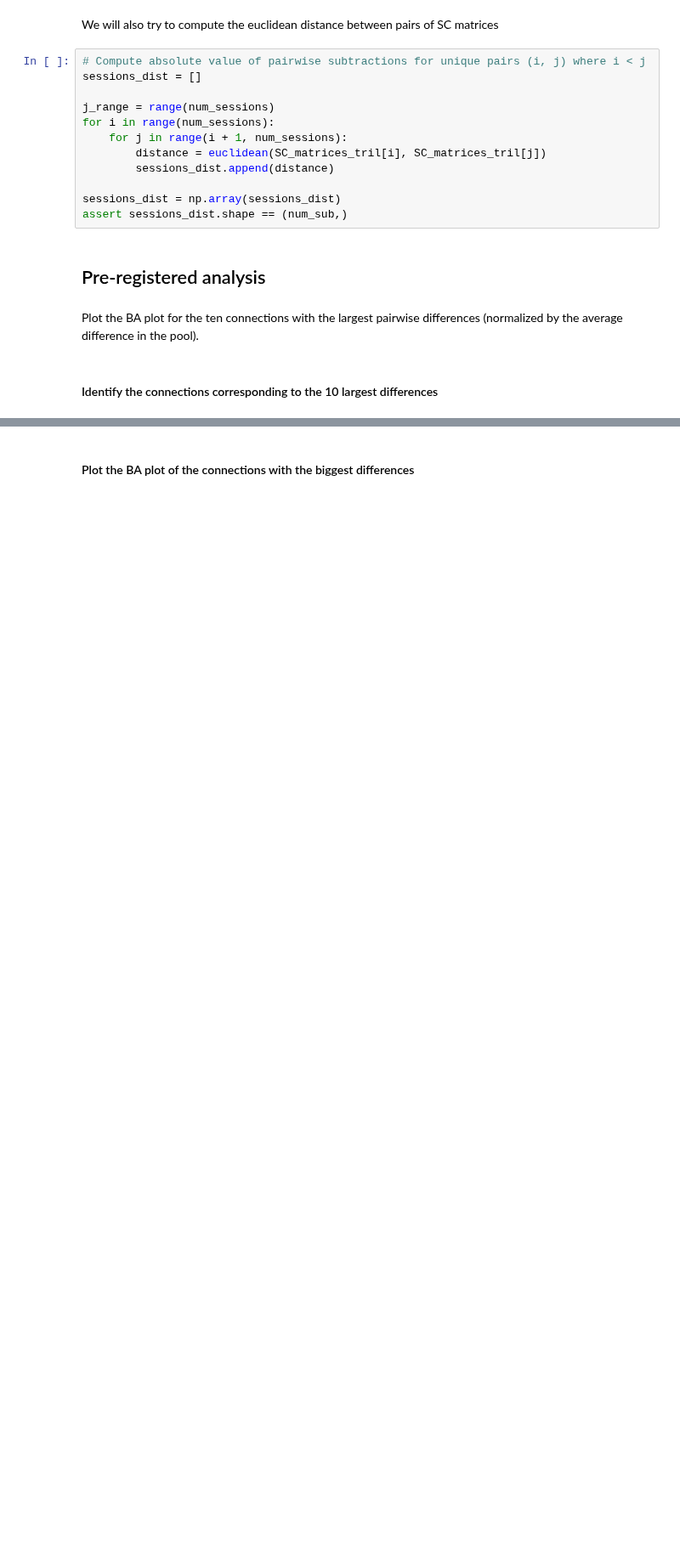
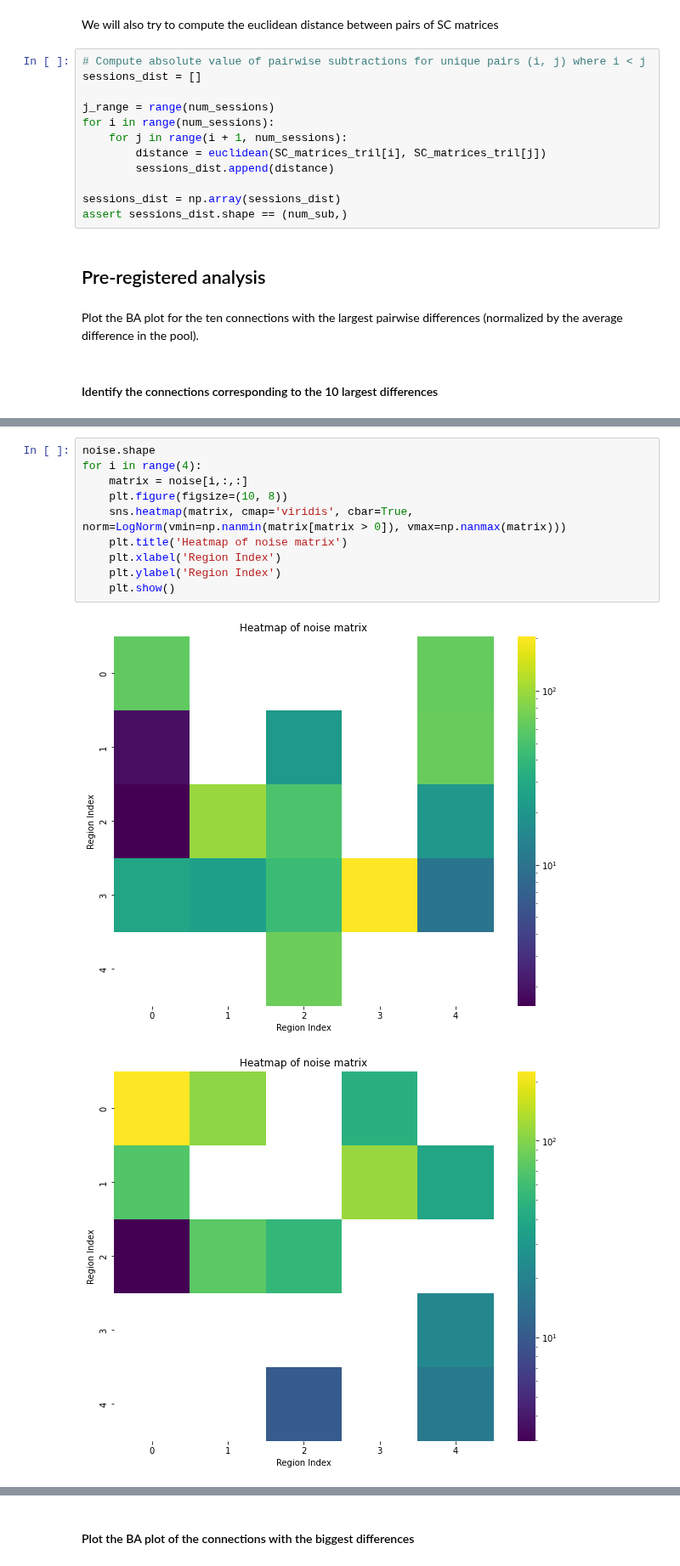
Before and after one commit to oesteban/hcph-sops, a Jupyter notebook: docs/analysis/ba_plot_sc.ipynb, the cells around one changed output, grey strips where cells are left out. Shown at 85% size. Saved outputs shown, nothing was run; the diff lists cells and outputs as text; blank space fills up the shorter version.

```diff
--- a/docs/analysis/ba_plot_sc.ipynb
+++ b/docs/analysis/ba_plot_sc.ipynb
@@ -254,0 +313,13 @@ The connection corresponding to the 10 biggest differences are [3677 3724 3724 3
+# %%
+noise.shape
+for i in range(4):
+    matrix = noise[i,:,:]
+    plt.figure(figsize=(10, 8))
+    sns.heatmap(matrix, cmap='viridis', cbar=True, norm=LogNorm(vmin=np.nanmin(matrix[matrix > 0]), vmax=np.nanmax(matrix)))
+    plt.title('Heatmap of noise matrix')
+    plt.xlabel('Region Index')
+    plt.ylabel('Region Index')
+    plt.show()
+# %% [output]
+[figure, added]
+[figure, added]
```
Also changed, not shown: parts of 21 cells of this notebook, 3 other files.
